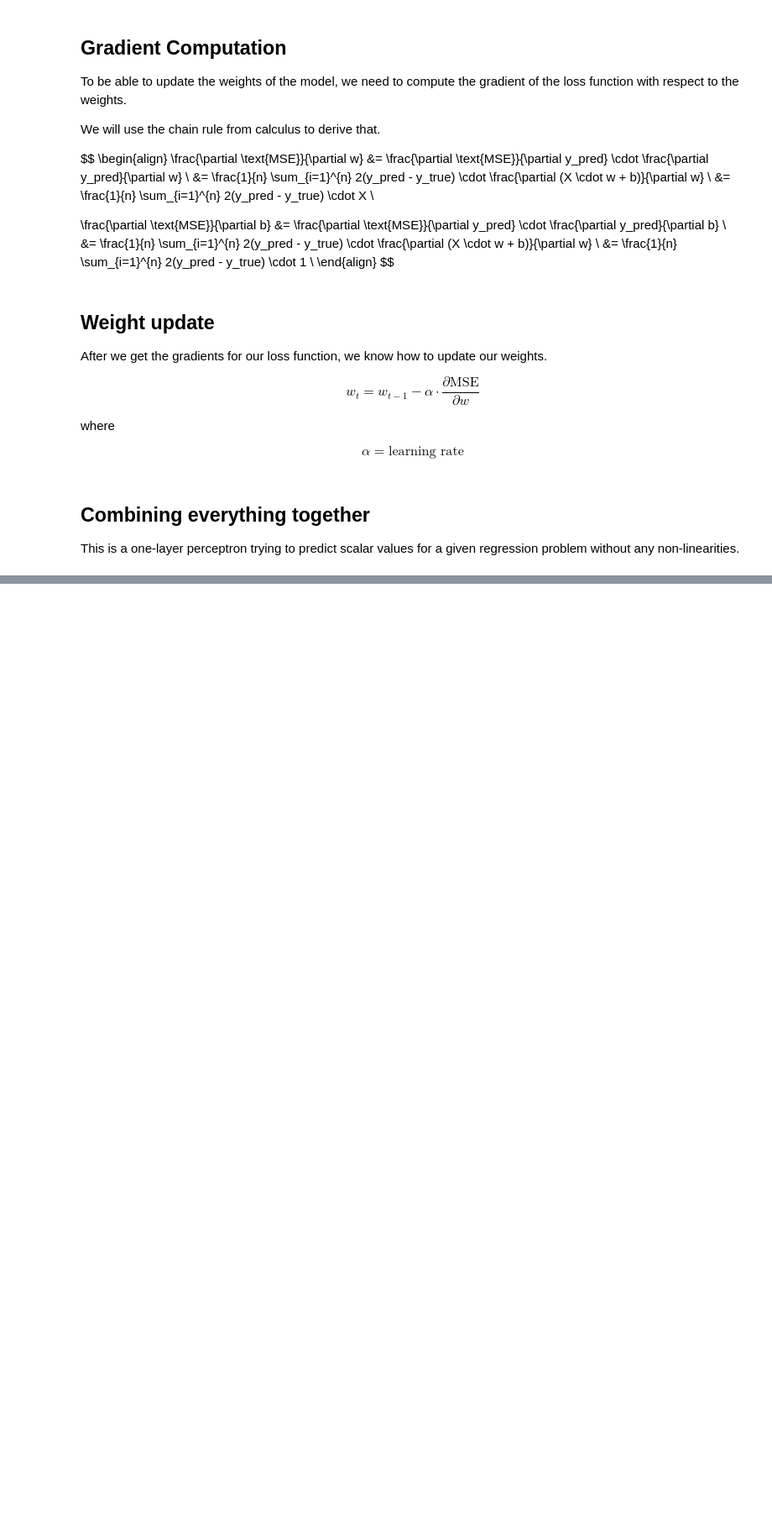
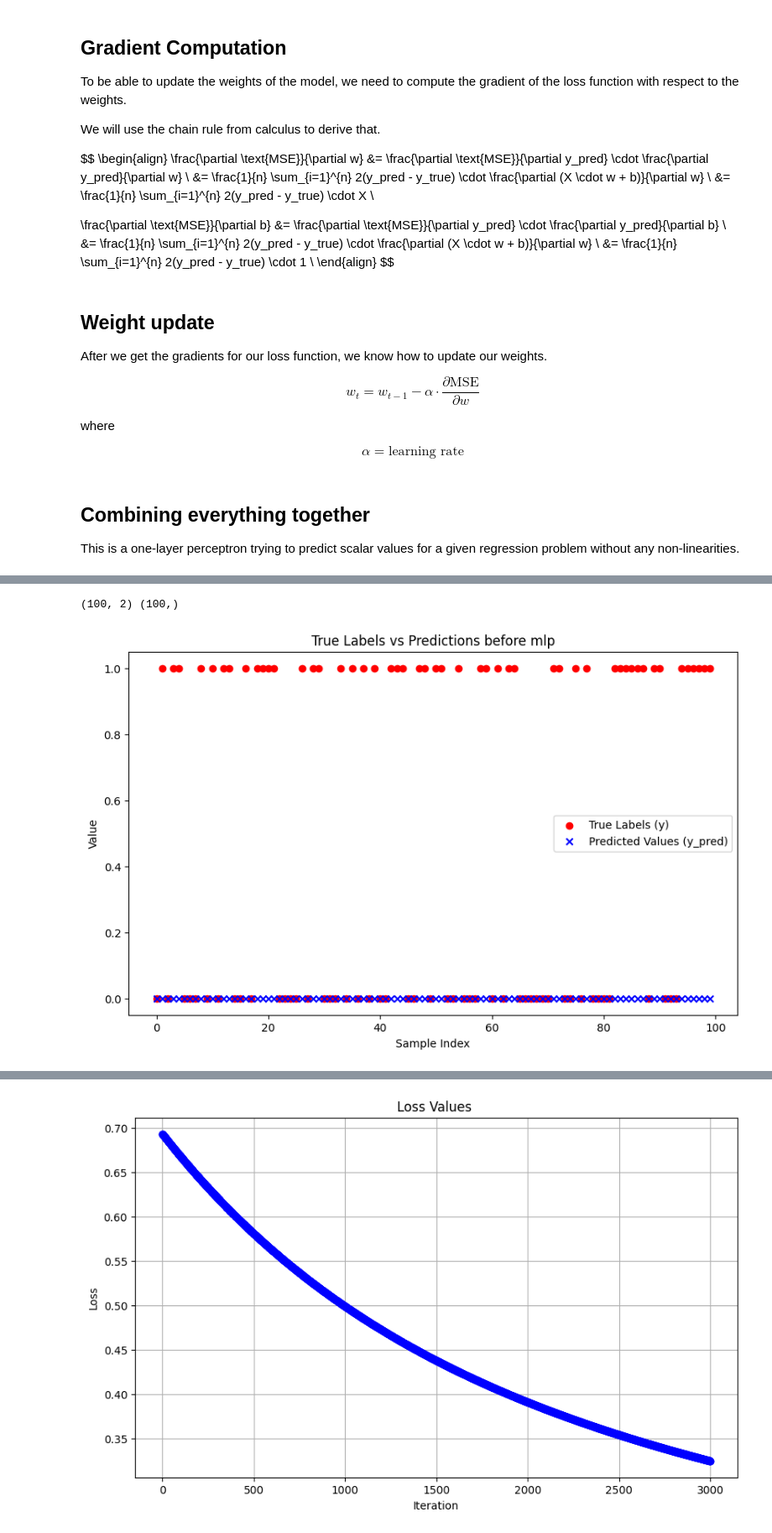
Before and after one commit to workofart/ml-notebooks, a Jupyter notebook: mlp.ipynb, the cells around one changed output, grey strips where cells are left out. Shown: that part at 84% size. Saved outputs shown, nothing was run; the diff lists cells and outputs as text; code cells hidden in the pictures; blank space fills up the shorter version.

Commit message:
solve binary classification with one layer MLP

```diff
--- a/mlp.ipynb
+++ b/mlp.ipynb
@@ -153,0 +193,34 @@ plot_regression(y=y, y_pred=np.dot(X, w) + b, custom_title="after mlp")
+# %%
+def sigmoid(x):
+    return 1 / (1 + np.exp(-x))
+
+def bce_loss(y_true, y_pred):
+    return -np.mean(y_true * np.log(y_pred) + (1 - y_true) * np.log(1 - y_pred))
+
+def bce_gradient_w(X, y_pred, y_true):
+    return np.dot(X.T, (y_pred - y_true)) / X.shape[0]
+
+def bce_gradient_b(y_pred, y_true):
+    return np.mean(y_pred - y_true)
+# %%
+X, y = make_classification(n_samples=100, n_features=2, n_classes=2, n_clusters_per_class=1, n_informative=2, n_redundant=0, n_repeated=0)
+
+X = np.array(X)
+y = np.array(y)
+print(X.shape, y.shape)
+
+w, b, losses = mlp(
+    X,
+    y,
+    loss_fn=bce_loss,
+    activation_fn=sigmoid,
+    learning_rate=0.001,
+    gradient_w=bce_gradient_w,
+    gradient_b=bce_gradient_b,
+    epochs=3000
+)
+
+plot_losses(losses)
+# %% [output]
+(100, 2) (100,)
+[figure, added]
@@ -153,0 +237 @@ plot_regression(y=y, y_pred=np.dot(X, w) + b, custom_title="after mlp")
+[figure, added]
```
Also changed, not shown: parts of 7 cells of this notebook.
